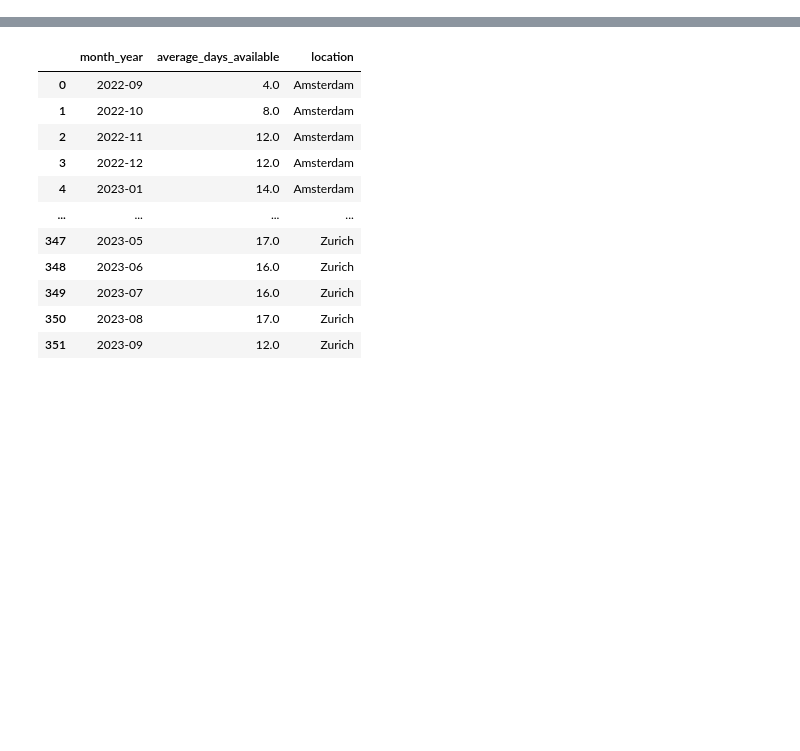
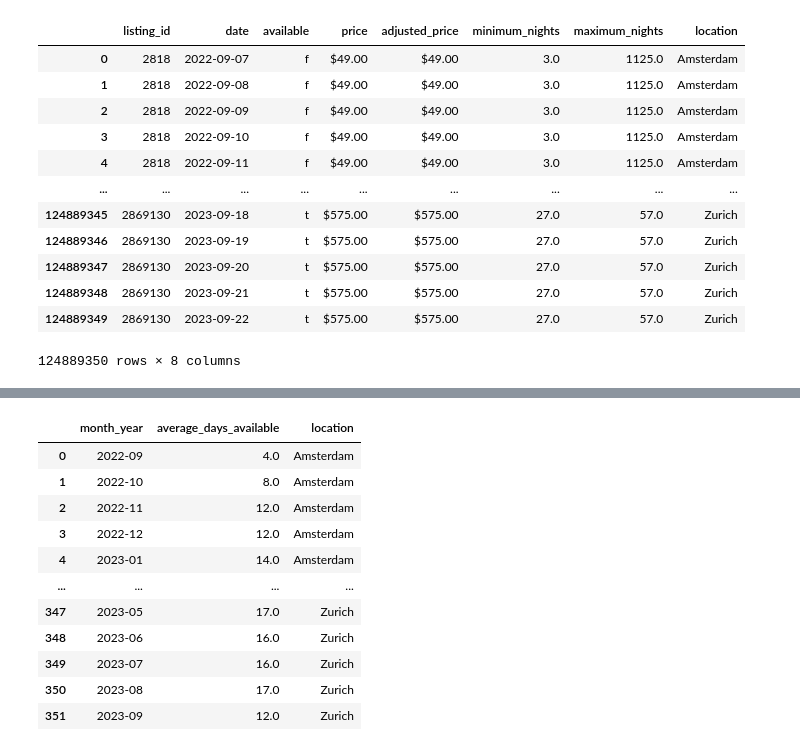
Before and after one commit to chidima-asika/touristic-properties-analysis, a Jupyter notebook: the_code.ipynb, the cells around one changed output, grey strips where cells are left out. Saved outputs shown, nothing was run; the diff lists cells and outputs as text; code cells hidden in the pictures; blank space fills up the shorter version.

Commit message:
changefilenames

```diff
--- a/the_code.ipynb
+++ b/the_code.ipynb
@@ -9,40 +9,63 @@ macbook = False
 # %%
 # make a big data base with all of the data for each location
 
-
-# calendar.csv.gz files
-# make an empty data frame to store the data
-full_calendar_df = pd.DataFrame()
-
-# read the file for the location
-if macbook == False:
-    location_path = "home_rentals" + location_name + "\calendar.csv.gz"
-if macbook == True:
-    location_path = "home_rentals" + location_name + "/calendar.csv.gz"
-
-
+# list of all the locations
 all_locations = [r"\Amsterdam", r"\Barcelona", r"\Euskadi", r"\Geneva", r"\Ireland", r"\Lisbon", r"\Los Angeles", r"\Madrid", r"\Malaga", r"\Mallorca", r"\Malta", r"\Menorca", r"\Mexico City", r"\Milan",
                  r"\Naples", r"\Rome", r"\Rotterdam", r"\San Diego", r"\San Francisco", r"\Tokyo", r"\Toronto", r"\Valencia", r"\Vancouver", r"\Vienna", r"\Washington", r"\Winnipeg", r"\Zurich"]
 
+# change the / to \ in the all_locations list if the user's computer is a macbook
 counter = 0
 if macbook == True:
     for location in all_locations:
         # Convert the string to a list of characters
         str_location = list(location)
         str_location[0] = "/"
         # Join the list back into a string
         location = ''.join(str_location)
         all_locations[counter] = location
         counter +=1
 
 
+
+# for the calendar.csv.gz files:
+
+# read the file for the location
+def getfile_calendar(location_name):
+    if macbook == False:
+        location_path = "home_rentals" + location_name + "\calendar.csv.gz"
+    if macbook == True:
+        location_path = "home_rentals" + location_name + "/calendar.csv.gz"
+    csvfile_loc = pd.read_csv(location_path)
+    # add the name of each location to its corresponding data frame (for identification)
+    csvfile_loc["location"] = location_name[1:]
+    return csvfile_loc
+
+# make an empty data frame to store the data
+full_calendar_df = pd.DataFrame()
+
 # Create a list to store DataFrames for each location
-dfs_list = []
+dfs_list_calendar = []
 
 for location in all_locations:
-    average_by_month = avg_availability_location(location)
-    dfs_list.append(average_by_month)
+    calendardata_loc = getfile_calendar(location)
+    dfs_list_calendar.append(calendardata_loc)
 
 
 # Concatenate all DataFrames in the list
-available_all_loc = pd.concat(dfs_list, ignore_index=True)
+full_calendar_df = pd.concat(dfs_list_calendar, ignore_index=True)
+
+full_calendar_df
+# %% [output]
+|  | listing_id | date | available | price | adjusted_price | minimum_nights | maximum_nights | location |
+| 0 | 2818 | 2022-09-07 | f | $49.00 | $49.00 | 3.0 | 1125.0 | Amsterdam |
+| 1 | 2818 | 2022-09-08 | f | $49.00 | $49.00 | 3.0 | 1125.0 | Amsterdam |
+| 2 | 2818 | 2022-09-09 | f | $49.00 | $49.00 | 3.0 | 1125.0 | Amsterdam |
+| 3 | 2818 | 2022-09-10 | f | $49.00 | $49.00 | 3.0 | 1125.0 | Amsterdam |
+| 4 | 2818 | 2022-09-11 | f | $49.00 | $49.00 | 3.0 | 1125.0 | Amsterdam |
+| ... | ... | ... | ... | ... | ... | ... | ... | ... |
+| 124889345 | 2869130 | 2023-09-18 | t | $575.00 | $575.00 | 27.0 | 57.0 | Zurich |
+| 124889346 | 2869130 | 2023-09-19 | t | $575.00 | $575.00 | 27.0 | 57.0 | Zurich |
+| 124889347 | 2869130 | 2023-09-20 | t | $575.00 | $575.00 | 27.0 | 57.0 | Zurich |
+| 124889348 | 2869130 | 2023-09-21 | t | $575.00 | $575.00 | 27.0 | 57.0 | Zurich |
+| 124889349 | 2869130 | 2023-09-22 | t | $575.00 | $575.00 | 27.0 | 57.0 | Zurich |
+124889350 rows × 8 columns
```
Also changed, not shown: parts of 6 cells of this notebook, 3 other files.
